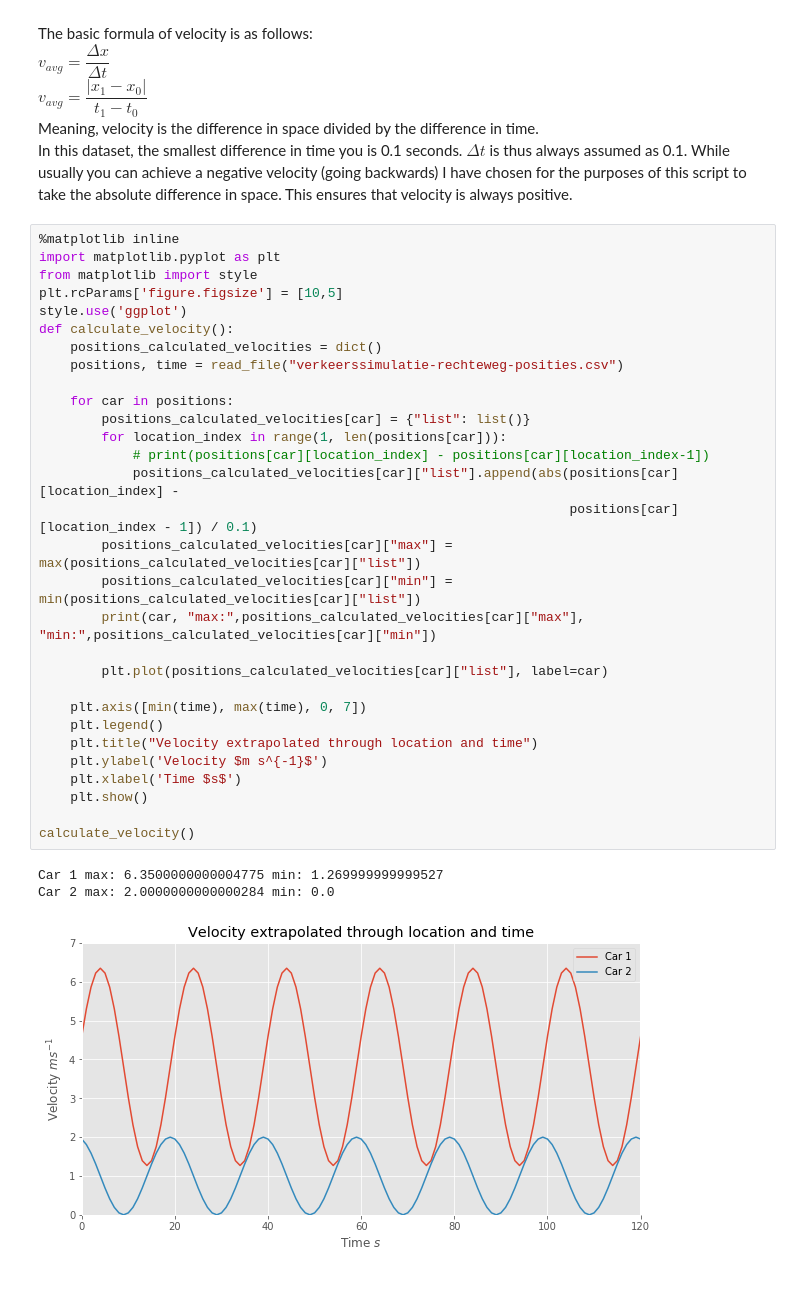
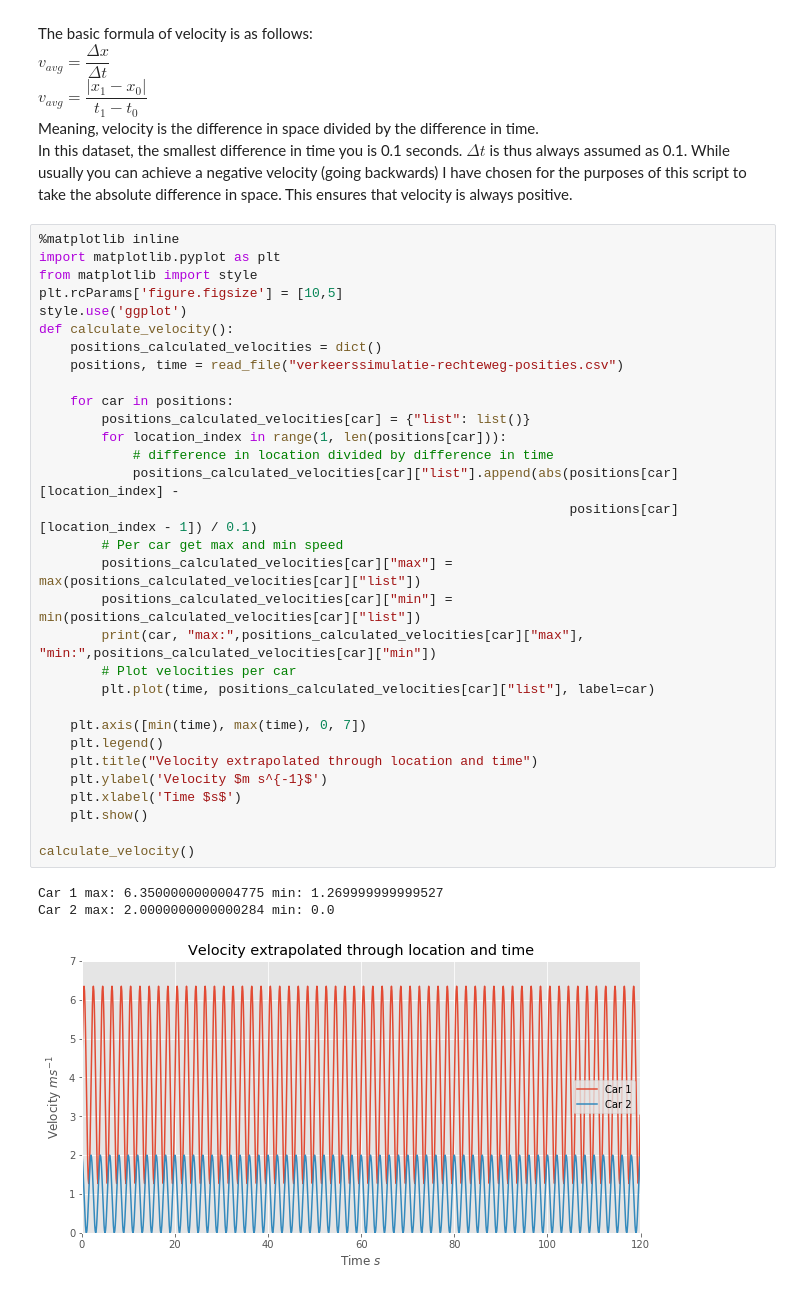
Before and after one commit to Casper-Smet/analytical-computing, a Jupyter notebook: assignments/traffic-simulation/traffic-simulation.ipynb, the cells around one changed output. Cells and saved outputs as stored; diff of their text form.

```diff
--- a/assignments/traffic-simulation/traffic-simulation.ipynb
+++ b/assignments/traffic-simulation/traffic-simulation.ipynb
@@ -35,35 +35,36 @@ take the absolute difference in space. This ensures that velocity is always posi
 # %%
 %matplotlib inline
 import matplotlib.pyplot as plt
 from matplotlib import style
 plt.rcParams['figure.figsize'] = [10,5]
 style.use('ggplot')
 def calculate_velocity():
     positions_calculated_velocities = dict()
     positions, time = read_file("verkeerssimulatie-rechteweg-posities.csv")
 
     for car in positions:
         positions_calculated_velocities[car] = {"list": list()}
         for location_index in range(1, len(positions[car])):
-            # print(positions[car][location_index] - positions[car][location_index-1])
+            # difference in location divided by difference in time
             positions_calculated_velocities[car]["list"].append(abs(positions[car][location_index] -
                                                                     positions[car][location_index - 1]) / 0.1)
+        # Per car get max and min speed
         positions_calculated_velocities[car]["max"] = max(positions_calculated_velocities[car]["list"])
         positions_calculated_velocities[car]["min"] = min(positions_calculated_velocities[car]["list"])
         print(car, "max:",positions_calculated_velocities[car]["max"], "min:",positions_calculated_velocities[car]["min"])
-
-        plt.plot(positions_calculated_velocities[car]["list"], label=car)
+        # Plot velocities per car
+        plt.plot(time, positions_calculated_velocities[car]["list"], label=car)
 
     plt.axis([min(time), max(time), 0, 7])
     plt.legend()
     plt.title("Velocity extrapolated through location and time")
     plt.ylabel('Velocity $m s^{-1}$')
     plt.xlabel('Time $s$')
     plt.show()
 
 calculate_velocity()
 # %% [output]
 Car 1 max: 6.3500000000004775 min: 1.269999999999527
 Car 2 max: 2.0000000000000284 min: 0.0
-[figure, old version]
+[figure, new version]
 # %% [markdown]
```
Also changed, not shown: parts of 4 cells of this notebook.
